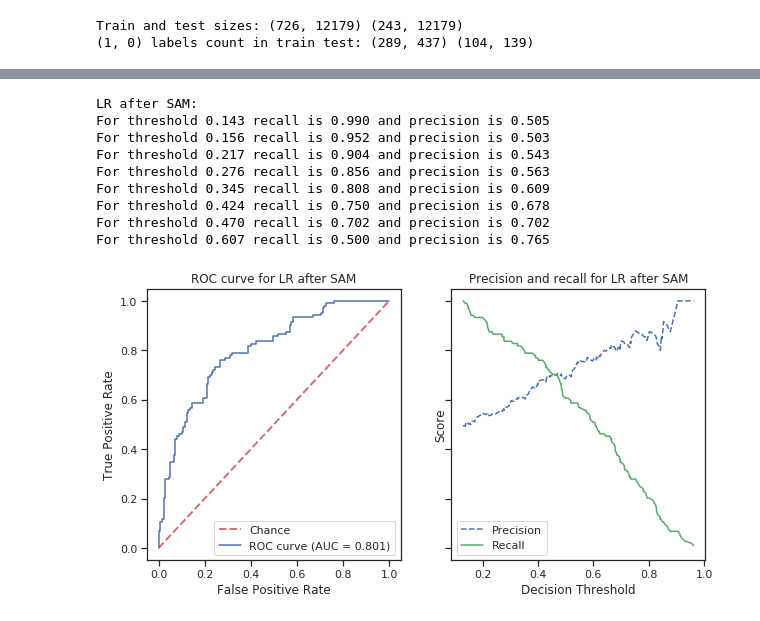
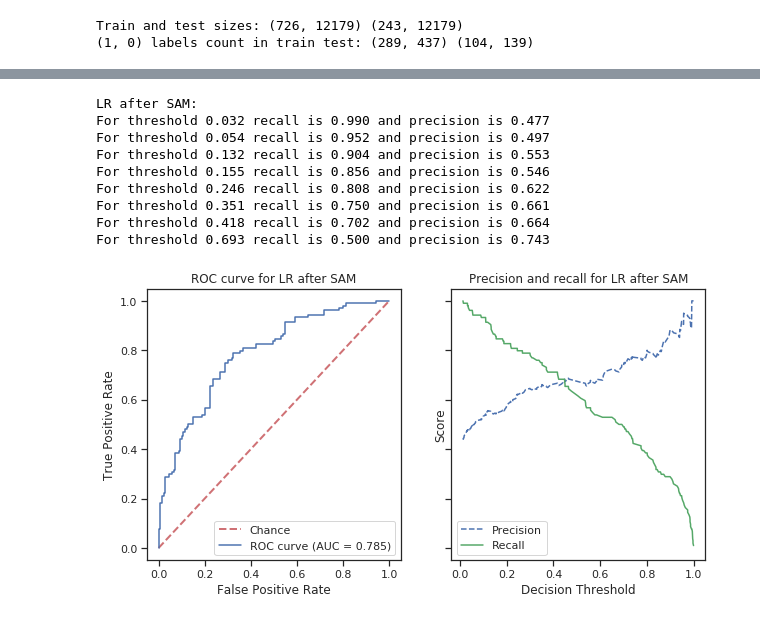
Before and after one commit to sjwilczynski/geneExpr, a Jupyter notebook: miscellaneous.ipynb, the cells around one changed output, grey strips where cells are left out. Cells and saved outputs as stored; diff of their text form; code cells hidden in the pictures.

```diff
--- a/miscellaneous.ipynb
+++ b/miscellaneous.ipynb
@@ -142,14 +113,12 @@ print("(1, 0) labels count in train test: {} {}".format((np.count_nonzero(y_trai
 # %% [output]
 Train and test sizes: (726, 12179) (243, 12179)
 (1, 0) labels count in train test: (289, 437) (104, 139)
-# %%
-X_train = X_train[:, significant_genes_indices]
-X_test = X_test[:, significant_genes_indices]
-print(X_train.shape, X_test.shape)
+# %%
+sam_filenames = get_sam_result_files()
 # %%
 scoring = 'roc_auc'
 cv = 4
 cv_out = 5
 cv_in = 2
-n_iter = 100
+n_iter = 200
 n_jobs = 4
@@ -167,0 +125,4 @@ clf_logit = fit_clf_print_scores(logit_cv, X_train, y_train, X_test, y_test)
+# %%
+models_logit_sam = fit_dim_reduction_pipeline(SAMSelection(), {'filename' : sam_filenames}, X_train, y_train,
+                                              n_iter=n_iter, cv=cv, n_jobs=n_jobs, scoring=scoring)
+models_logit_sam = clf_print_scores(models_logit_sam, X_train, y_train, X_test, y_test)
@@ -168,17 +134,17 @@ clf_logit = fit_clf_print_scores(logit_cv, X_train, y_train, X_test, y_test)
 # %%
 fig, (ax1, ax2) = subplots(nrows=1, ncols=2, sharey=True, figsize=(10,5))
-plot_roc_curve(ax1, clf_logit, X_test, y_test, title='ROC curve for LR after SAM')
-y_scores = clf_logit.predict_proba(X_test)[:,1]
+plot_roc_curve(ax1, models_logit_sam, X_test, y_test, title='ROC curve for LR after SAM')
+y_scores = models_logit_sam.predict_proba(X_test)[:,1]
 plot_precision_recall_vs_threshold(ax2, y_test, y_scores, 'LR after SAM', requsted=[0.99, 0.95, 0.9, 0.85, 0.8, 0.75, 0.7, 0.5])
 show()
 # %% [output]
 LR after SAM:
-For threshold 0.143 recall is 0.990 and precision is 0.505
-For threshold 0.156 recall is 0.952 and precision is 0.503
-For threshold 0.217 recall is 0.904 and precision is 0.543
-For threshold 0.276 recall is 0.856 and precision is 0.563
-For threshold 0.345 recall is 0.808 and precision is 0.609
-For threshold 0.424 recall is 0.750 and precision is 0.678
-For threshold 0.470 recall is 0.702 and precision is 0.702
-For threshold 0.607 recall is 0.500 and precision is 0.765
+For threshold 0.032 recall is 0.990 and precision is 0.477
+For threshold 0.054 recall is 0.952 and precision is 0.497
+For threshold 0.132 recall is 0.904 and precision is 0.553
+For threshold 0.155 recall is 0.856 and precision is 0.546
+For threshold 0.246 recall is 0.808 and precision is 0.622
+For threshold 0.351 recall is 0.750 and precision is 0.661
+For threshold 0.418 recall is 0.702 and precision is 0.664
+For threshold 0.693 recall is 0.500 and precision is 0.743
-[figure, old version]
+[figure, new version]
```
Also changed, not shown: parts of 10 cells of this notebook, 16 other files.
